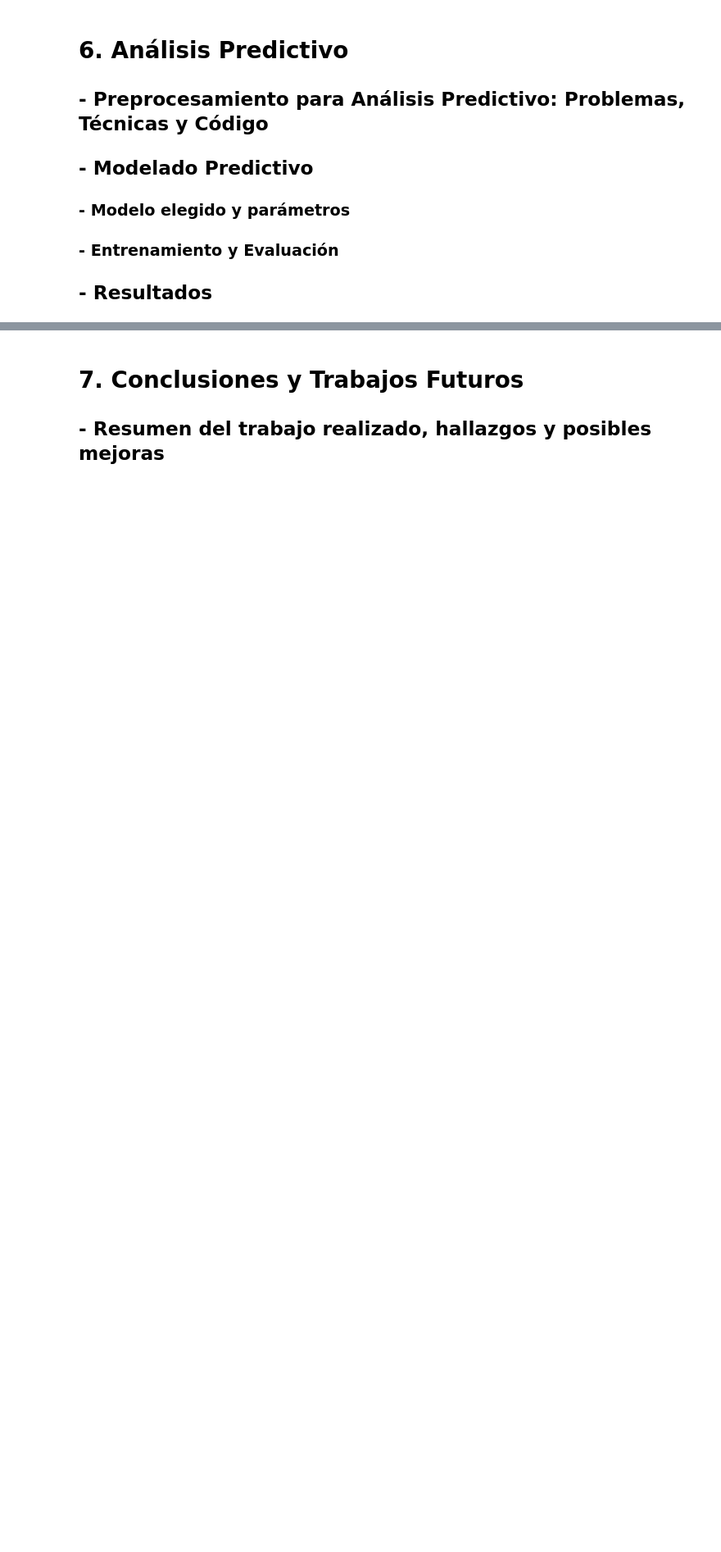
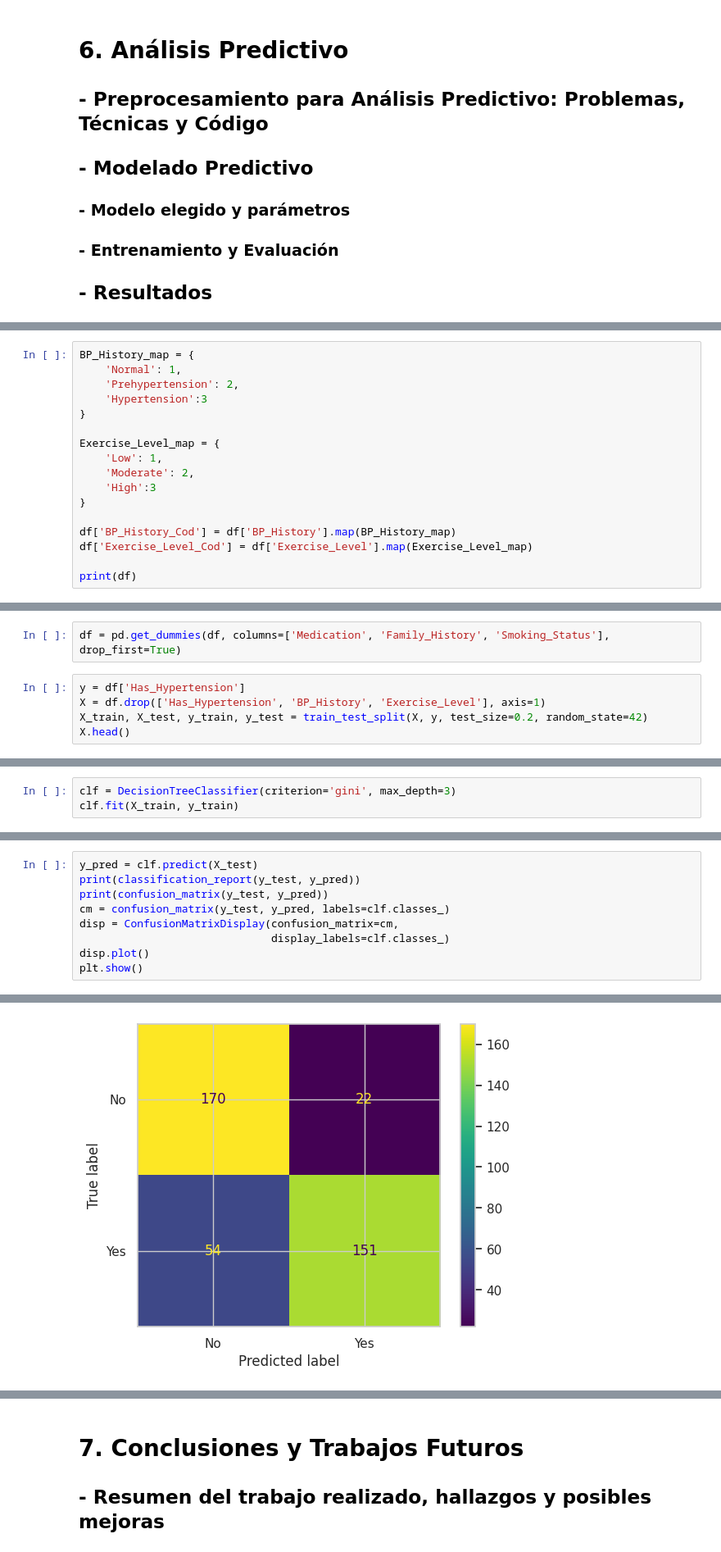
Before and after one commit to AleR26/ColabFiles, a Jupyter notebook: ProyectoProgADAP_263162.ipynb, the cells around one changed output, grey strips where cells are left out. Shown at 82% size. Drawn from its saved outputs; the diff is of its cells as text; blank space fills up the shorter version.

```diff
--- a/ProyectoProgADAP_263162.ipynb
+++ b/ProyectoProgADAP_263162.ipynb
@@ -588,0 +590,17 @@ No tenemos outliers significativos o de importancia, no tenemos distribuciones s
+# %%
+BP_History_map = {
+    'Normal': 1,
+    'Prehypertension': 2,
+    'Hypertension':3
+}
+
+Exercise_Level_map = {
+    'Low': 1,
+    'Moderate': 2,
+    'High':3
+}
+
+df['BP_History_Cod'] = df['BP_History'].map(BP_History_map)
+df['Exercise_Level_Cod'] = df['Exercise_Level'].map(Exercise_Level_map)
+
+print(df)
@@ -588,0 +625,7 @@ No tenemos outliers significativos o de importancia, no tenemos distribuciones s
+# %%
+df = pd.get_dummies(df, columns=['Medication', 'Family_History', 'Smoking_Status'], drop_first=True)
+# %%
+y = df['Has_Hypertension']
+X = df.drop(['Has_Hypertension', 'BP_History', 'Exercise_Level'], axis=1)
+X_train, X_test, y_train, y_test = train_test_split(X, y, test_size=0.2, random_state=42)
+X.head()
@@ -588,0 +639,3 @@ No tenemos outliers significativos o de importancia, no tenemos distribuciones s
+# %%
+clf = DecisionTreeClassifier(criterion='gini', max_depth=3)
+clf.fit(X_train, y_train)
@@ -588,0 +644,10 @@ No tenemos outliers significativos o de importancia, no tenemos distribuciones s
+# %%
+y_pred = clf.predict(X_test)
+print(classification_report(y_test, y_pred))
+print(confusion_matrix(y_test, y_pred))
+cm = confusion_matrix(y_test, y_pred, labels=clf.classes_)
+disp = ConfusionMatrixDisplay(confusion_matrix=cm,
+                              display_labels=clf.classes_)
+disp.plot()
+plt.show()
+# %% [output]
@@ -588,0 +665 @@ No tenemos outliers significativos o de importancia, no tenemos distribuciones s
+[figure, added]
```
Also changed, not shown: parts of 7 cells of this notebook.
